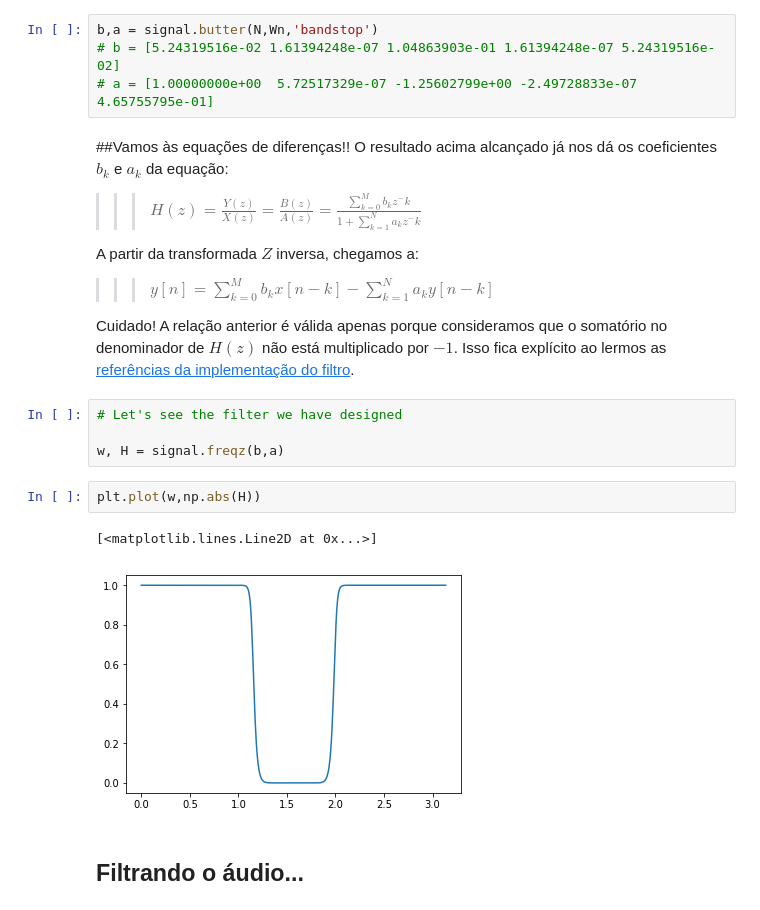
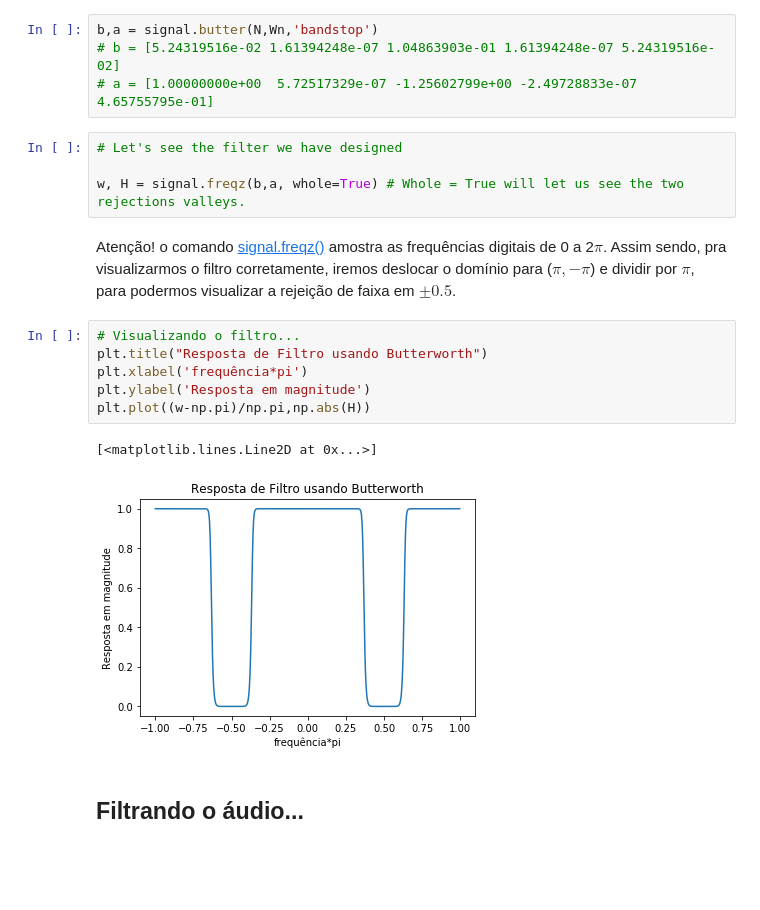
Before and after one commit to mtxslv/digitalprocessingsimulations, a Jupyter notebook: IIRstopbandFilter.ipynb, the cells around one changed output. Saved outputs shown, nothing was run; the diff lists cells and outputs as text; blank space fills up the shorter version.

```diff
--- a/IIRstopbandFilter.ipynb
+++ b/IIRstopbandFilter.ipynb
@@ -61,25 +77,21 @@ Como estamos lidando com filtro butterworth, vamos utilizar uma [função pronta
 b,a = signal.butter(N,Wn,'bandstop')
 # b = [5.24319516e-02 1.61394248e-07 1.04863903e-01 1.61394248e-07 5.24319516e-02]
 # a = [1.00000000e+00  5.72517329e-07 -1.25602799e+00 -2.49728833e-07 4.65755795e-01]
-# %% [markdown]
-##Vamos às equações de diferenças!!
-O resultado acima alcançado já nos dá os coeficientes $b_k$ e $a_k$ da equação:
-
- >>>  $H(z) = \frac{Y(z)}{X(z)} = \frac{B(z)}{A(z)}=   \frac{\sum_{k=0}^{M}b_kz^-k}{1 + \sum_{k=1}^{N}a_kz^-k}  $
-
- A partir da transformada $Z$ inversa, chegamos a:
- >>> $ y[n] = \sum_{k=0}^{M}b_kx[n-k] - \sum_{k=1}^Na_ky[n-k]$
-
- Cuidado! A relação anterior é válida apenas porque consideramos que o somatório no denominador de $H(z)$ não está multiplicado por $-1$. Isso fica explícito ao lermos as [referências da implementação do filtro](https://docs.scipy.org/doc/scipy/reference/generated/scipy.signal.lfilter.html).
 # %%
 # Let's see the filter we have designed
 
-w, H = signal.freqz(b,a)
+w, H = signal.freqz(b,a, whole=True) # Whole = True will let us see the two rejections valleys.
-# %%
-plt.plot(w,np.abs(H))
-# %% [output]
-[<matplotlib.lines.Line2D at 0x...>]
-[figure, removed]
+# %% [markdown]
+Atenção! o comando [signal.freqz()](https://docs.scipy.org/doc/scipy/reference/generated/scipy.signal.freqz.html) amostra as frequências digitais de 0 a 2$\pi$. Assim sendo, pra visualizarmos o filtro corretamente, iremos deslocar o domínio para ($\pi , -\pi$) e dividir por $\pi$, para podermos visualizar a rejeição de faixa em $\pm0.5$.
+# %%
+# Visualizando o filtro...
+plt.title("Resposta de Filtro usando Butterworth")
+plt.xlabel('frequência*pi')
+plt.ylabel('Resposta em magnitude')
+plt.plot((w-np.pi)/np.pi,np.abs(H))
+# %% [output]
+[<matplotlib.lines.Line2D at 0x...>]
+[figure, added]
 # %% [markdown]
 ## Filtrando o áudio...
 # %%
```
Also changed, not shown: parts of 5 cells of this notebook.
